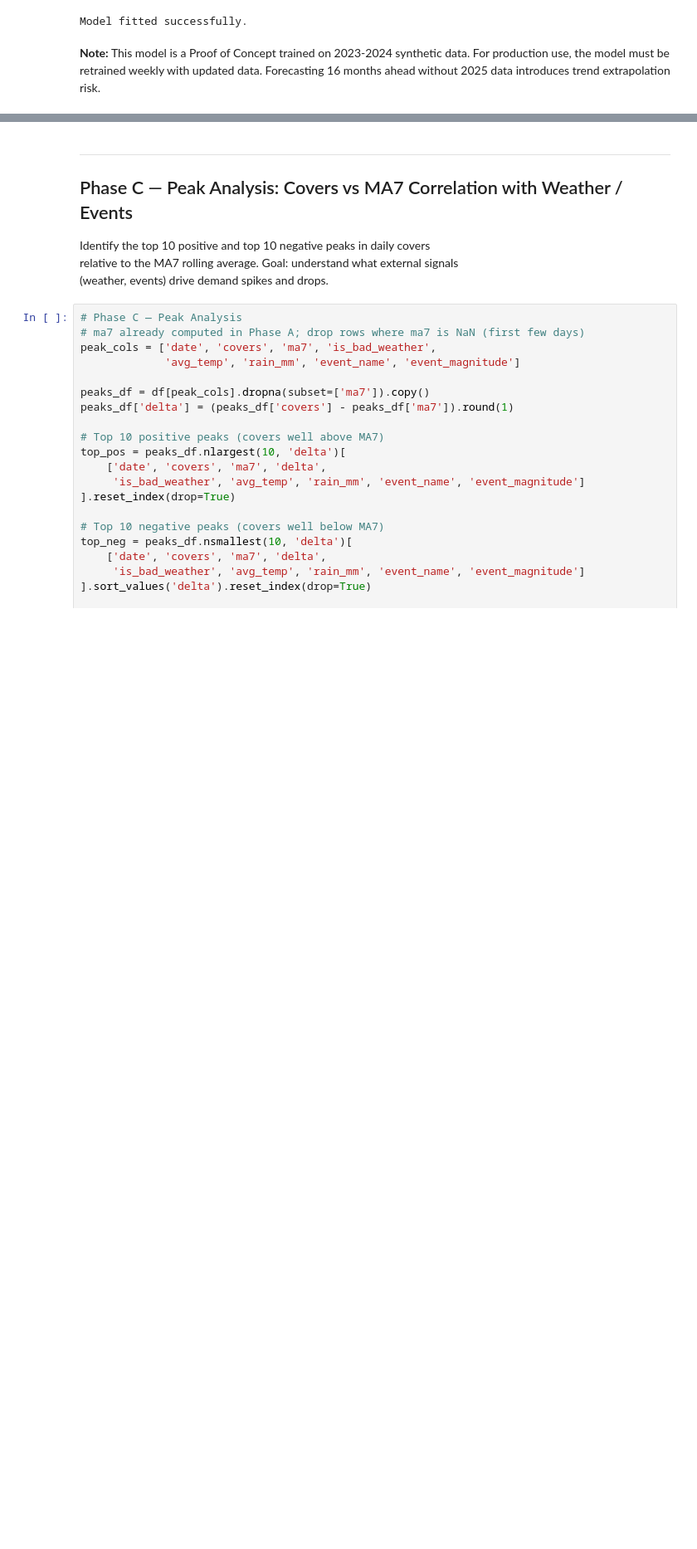
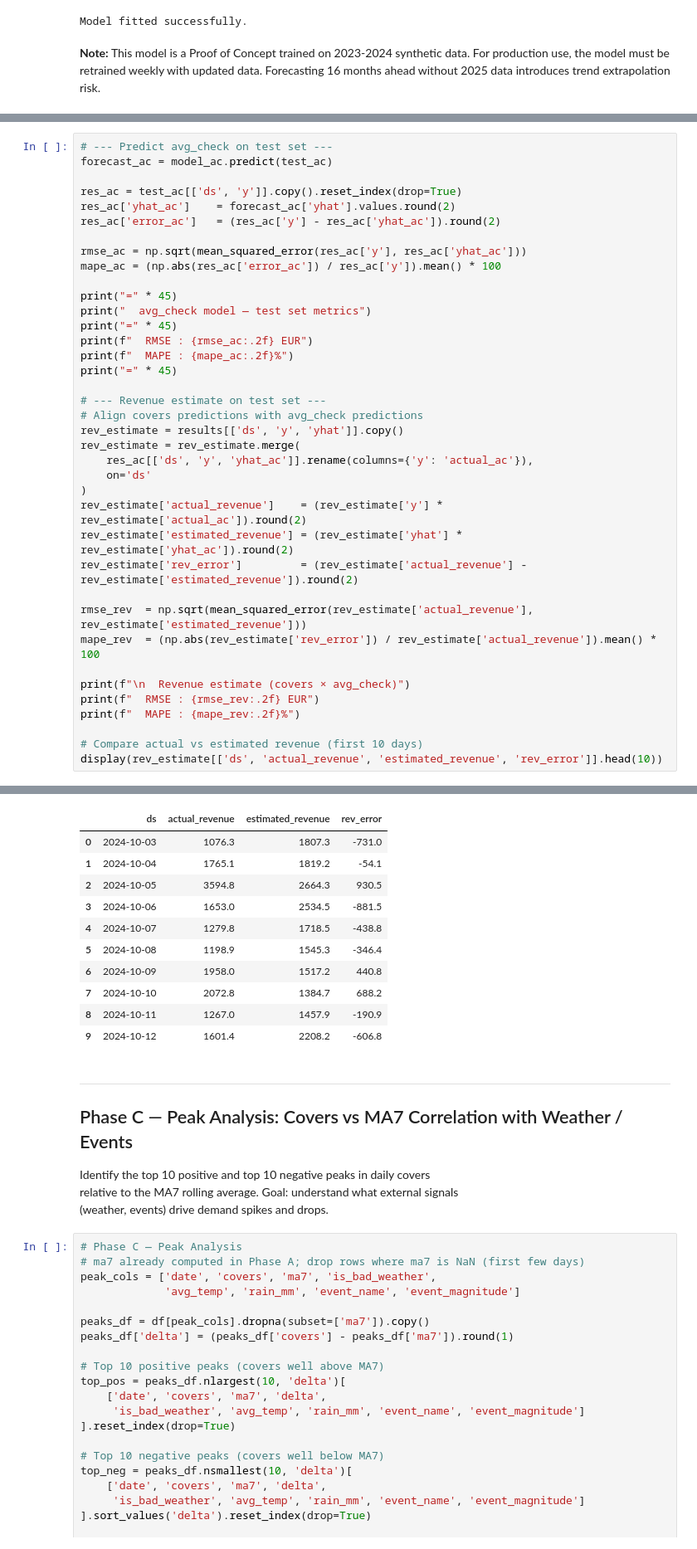
Before and after one commit to GiaLop/horeca-forecasting, a Jupyter notebook: notebook/04_forecasting_model.ipynb, the cells around one changed output, grey strips where cells are left out. Shown at 83% size. Saved outputs shown, nothing was run; the diff lists cells and outputs as text; blank space fills up the shorter version.

```diff
--- a/notebook/04_forecasting_model.ipynb
+++ b/notebook/04_forecasting_model.ipynb
@@ -237,0 +341,39 @@ plt.show()
+# %%
+# --- Predict avg_check on test set ---
+forecast_ac = model_ac.predict(test_ac)
+
+res_ac = test_ac[['ds', 'y']].copy().reset_index(drop=True)
+res_ac['yhat_ac']    = forecast_ac['yhat'].values.round(2)
+res_ac['error_ac']   = (res_ac['y'] - res_ac['yhat_ac']).round(2)
+
+rmse_ac = np.sqrt(mean_squared_error(res_ac['y'], res_ac['yhat_ac']))
+mape_ac = (np.abs(res_ac['error_ac']) / res_ac['y']).mean() * 100
+
+print("=" * 45)
+print("  avg_check model — test set metrics")
+print("=" * 45)
+print(f"  RMSE : {rmse_ac:.2f} EUR")
+print(f"  MAPE : {mape_ac:.2f}%")
+print("=" * 45)
+
+# --- Revenue estimate on test set ---
+# Align covers predictions with avg_check predictions
+rev_estimate = results[['ds', 'y', 'yhat']].copy()
+rev_estimate = rev_estimate.merge(
+    res_ac[['ds', 'y', 'yhat_ac']].rename(columns={'y': 'actual_ac'}),
+    on='ds'
+)
+rev_estimate['actual_revenue']    = (rev_estimate['y'] * rev_estimate['actual_ac']).round(2)
+rev_estimate['estimated_revenue'] = (rev_estimate['yhat'] * rev_estimate['yhat_ac']).round(2)
+rev_estimate['rev_error']         = (rev_estimate['actual_revenue'] - rev_estimate['estimated_revenue']).round(2)
+
+rmse_rev  = np.sqrt(mean_squared_error(rev_estimate['actual_revenue'], rev_estimate['estimated_revenue']))
+mape_rev  = (np.abs(rev_estimate['rev_error']) / rev_estimate['actual_revenue']).mean() * 100
+
+print(f"\n  Revenue estimate (covers × avg_check)")
+print(f"  RMSE : {rmse_rev:.2f} EUR")
+print(f"  MAPE : {mape_rev:.2f}%")
+
+# Compare actual vs estimated revenue (first 10 days)
+display(rev_estimate[['ds', 'actual_revenue', 'estimated_revenue', 'rev_error']].head(10))
+# %% [output]
@@ -238,3 +390,14 @@ plt.show()
+|  | ds | actual_revenue | estimated_revenue | rev_error |
+| 0 | 2024-10-03 | 1076.3 | 1807.3 | -731.0 |
+| 1 | 2024-10-04 | 1765.1 | 1819.2 | -54.1 |
+| 2 | 2024-10-05 | 3594.8 | 2664.3 | 930.5 |
+| 3 | 2024-10-06 | 1653.0 | 2534.5 | -881.5 |
+| 4 | 2024-10-07 | 1279.8 | 1718.5 | -438.8 |
+| 5 | 2024-10-08 | 1198.9 | 1545.3 | -346.4 |
+| 6 | 2024-10-09 | 1958.0 | 1517.2 | 440.8 |
+| 7 | 2024-10-10 | 2072.8 | 1384.7 | 688.2 |
+| 8 | 2024-10-11 | 1267.0 | 1457.9 | -190.9 |
+| 9 | 2024-10-12 | 1601.4 | 2208.2 | -606.8 |
 # %% [markdown]
 ---
 ## Phase C — Peak Analysis: Covers vs MA7 Correlation with Weather / Events
```
Also changed, not shown: parts of 17 cells of this notebook.
